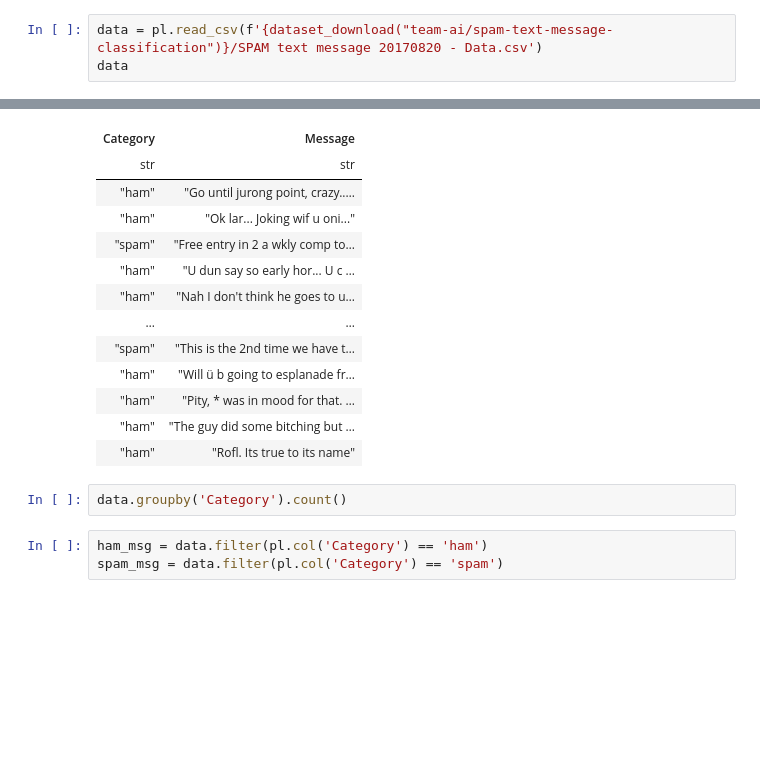
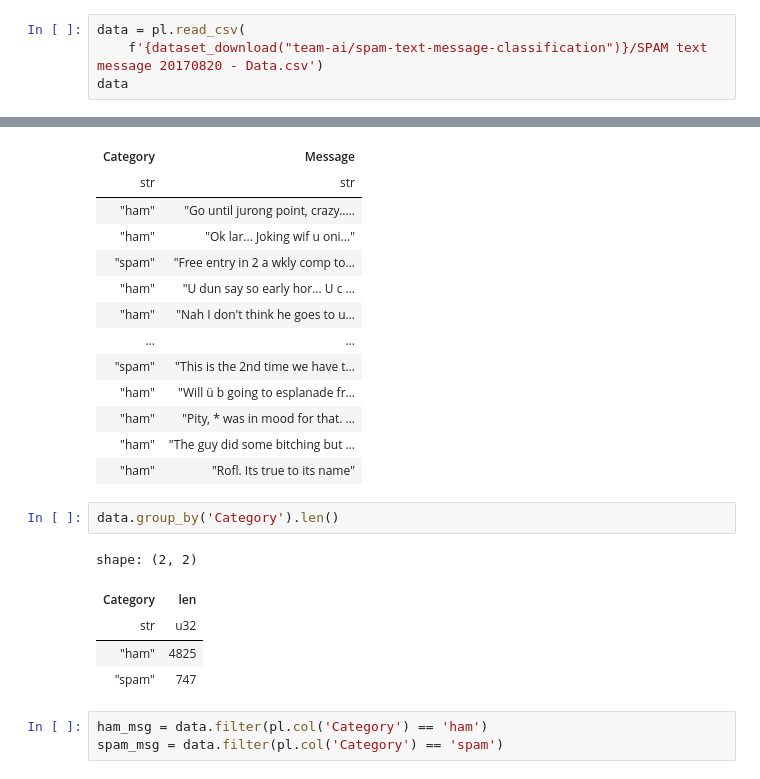
Before and after one commit to MH0386/notebooks, a Jupyter notebook: notebooks/deep-learning/spam-detection/notebook.ipynb, the cells around one changed output, grey strips where cells are left out. Cells and saved outputs as stored; diff of their text form; blank space fills up the shorter version.

Commit message:
Add spam-detection notebook

```diff
--- a/notebooks/deep-learning/spam-detection/notebook.ipynb
+++ b/notebooks/deep-learning/spam-detection/notebook.ipynb
@@ -12,5 +20,6 @@ from tensorflow.keras.layers import Dense, Embedding
 # %%
-data = pl.read_csv(f'{dataset_download("team-ai/spam-text-message-classification")}/SPAM text message 20170820 - Data.csv')
+data = pl.read_csv(
+    f'{dataset_download("team-ai/spam-text-message-classification")}/SPAM text message 20170820 - Data.csv')
 data
 # %% [output]
 shape: (5_572, 2)
@@ -27,8 +36,14 @@ shape: (5_572, 2)
 | "ham" | "Pity, * was in mood for that. … |
 | "ham" | "The guy did some bitching but … |
 | "ham" | "Rofl. Its true to its name" |
-# %%
-data.groupby('Category').count()
+# %%
+data.group_by('Category').len()
+# %% [output]
+shape: (2, 2)
+| Category | len |
+| str | u32 |
+| "ham" | 4825 |
+| "spam" | 747 |
 # %%
 ham_msg = data.filter(pl.col('Category') == 'ham')
 spam_msg = data.filter(pl.col('Category') == 'spam')
```
Also changed, not shown: parts of 11 cells of this notebook, 2 other files.
